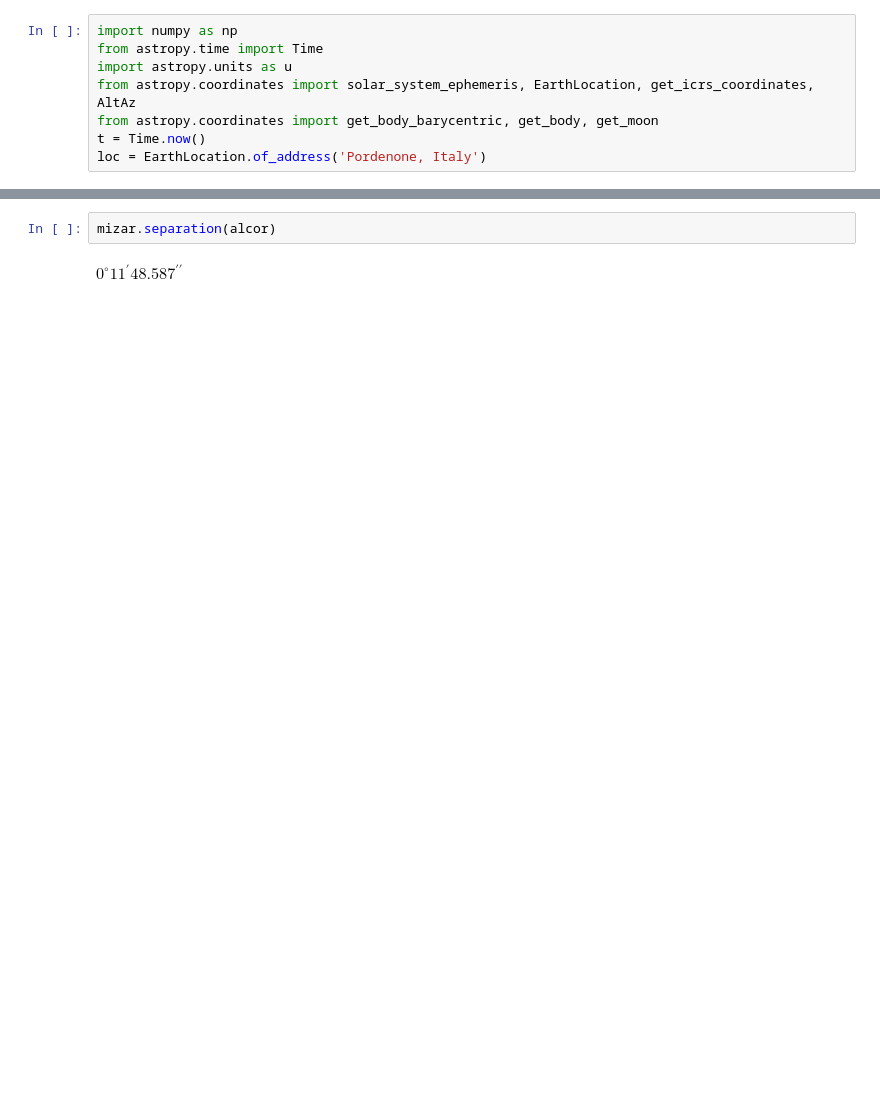
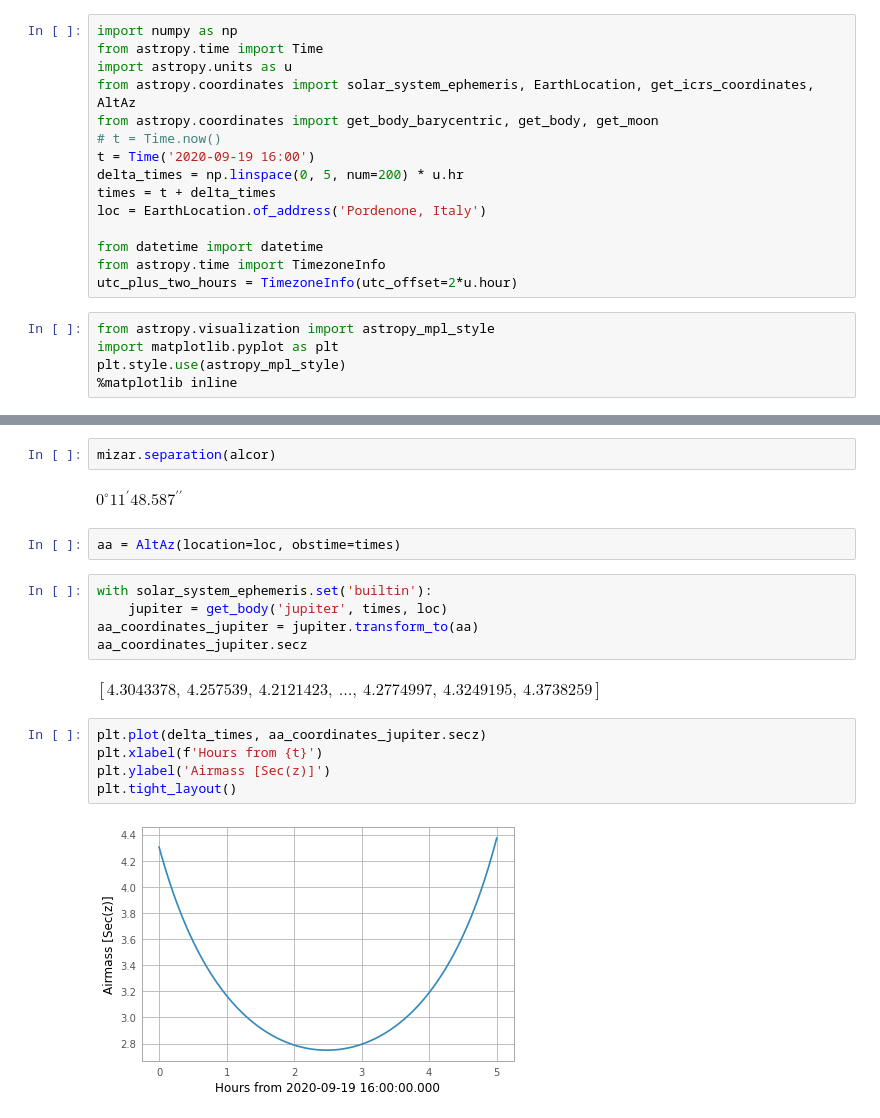
Before and after one commit to jacopok/python-testing, a Jupyter notebook: astronomy/coords.ipynb, the cells around one changed output, grey strips where cells are left out. Saved outputs shown, nothing was run; the diff lists cells and outputs as text; blank space fills up the shorter version.

Commit message:
Figured out how to do timezones

```diff
--- a/astronomy/coords.ipynb
+++ b/astronomy/coords.ipynb
@@ -4,8 +4,20 @@ from astropy.time import Time
 import astropy.units as u
 from astropy.coordinates import solar_system_ephemeris, EarthLocation, get_icrs_coordinates, AltAz
 from astropy.coordinates import get_body_barycentric, get_body, get_moon
-t = Time.now()
+# t = Time.now()
+t = Time('2020-09-19 16:00')
+delta_times = np.linspace(0, 5, num=200) * u.hr
+times = t + delta_times
 loc = EarthLocation.of_address('Pordenone, Italy')
+
+from datetime import datetime
+from astropy.time import TimezoneInfo
+utc_plus_two_hours = TimezoneInfo(utc_offset=2*u.hour)
+# %%
+from astropy.visualization import astropy_mpl_style
+import matplotlib.pyplot as plt
+plt.style.use(astropy_mpl_style)
+%matplotlib inline
 # %%
 mizar = get_icrs_coordinates('Mizar')
 alcor = get_icrs_coordinates('Alcor')
@@ -18,3 +30,19 @@ mizar.transform_to(aa)
 mizar.separation(alcor)
 # %% [output]
 $0^\circ11{}^\prime48.587{}^{\prime\prime}$
+# %%
+aa = AltAz(location=loc, obstime=times)
+# %%
+with solar_system_ephemeris.set('builtin'):
+    jupiter = get_body('jupiter', times, loc)
+aa_coordinates_jupiter = jupiter.transform_to(aa)
+aa_coordinates_jupiter.secz
+# %% [output]
+$[4.3043378,~4.257539,~4.2121423,~\dots,~4.2774997,~4.3249195,~4.3738259] \; \mathrm{}$
+# %%
+plt.plot(delta_times, aa_coordinates_jupiter.secz)
+plt.xlabel(f'Hours from {t}')
+plt.ylabel('Airmass [Sec(z)]')
+plt.tight_layout()
+# %% [output]
+[figure, added]
```
Also changed, not shown: parts of 5 cells of this notebook.
